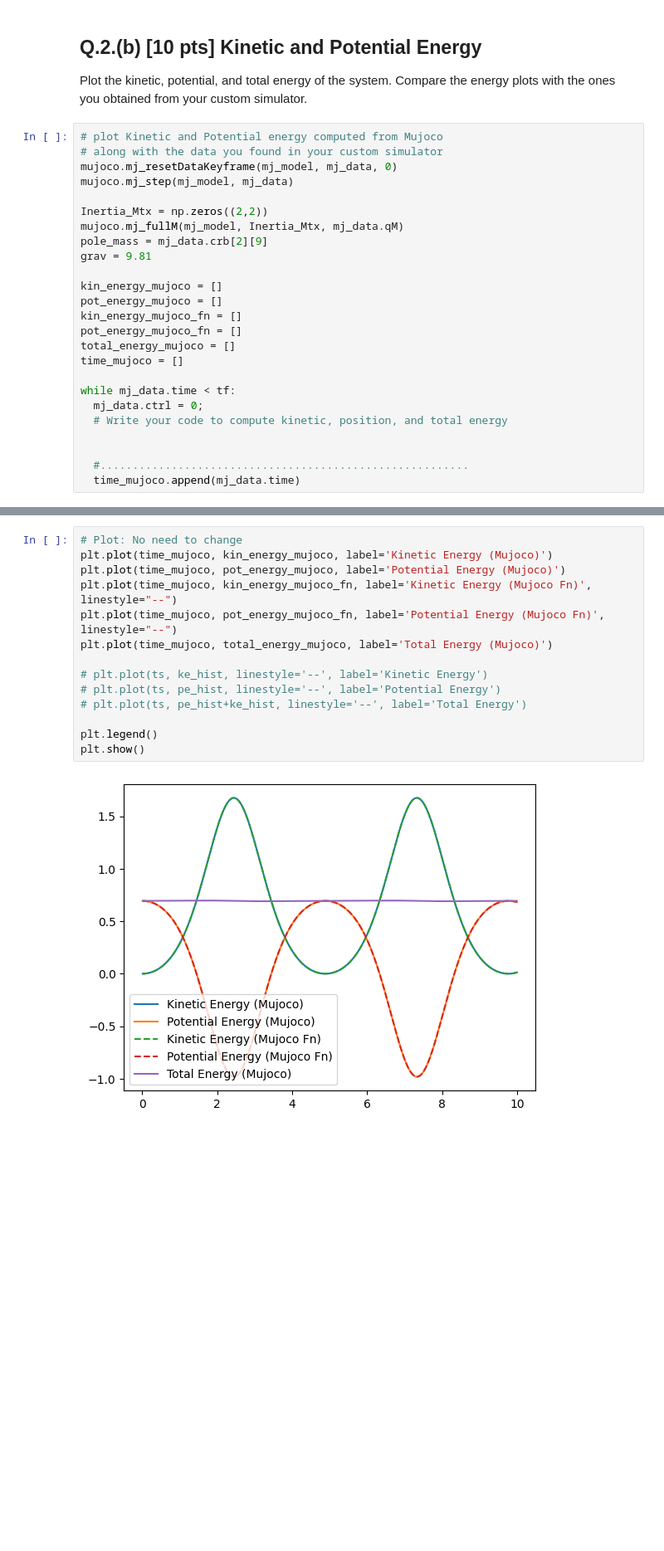
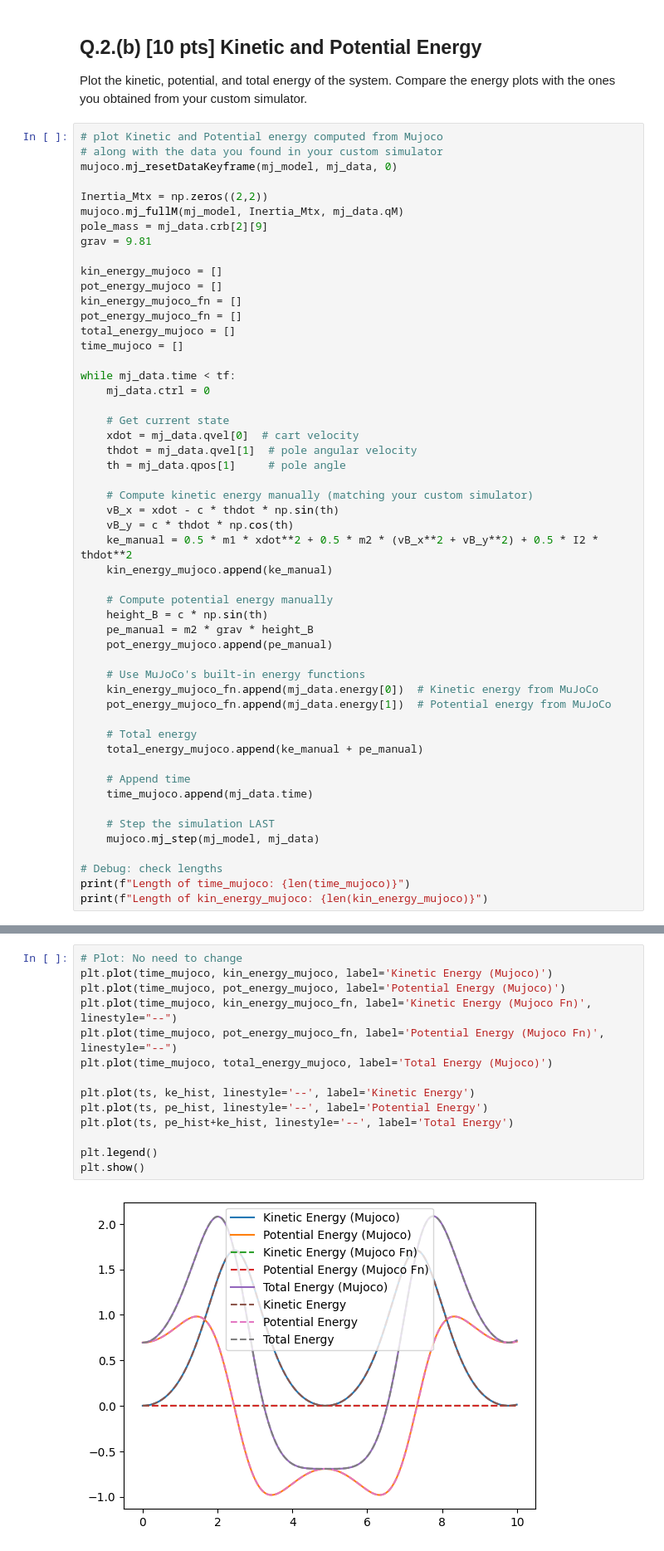
Before and after one commit to Shrinidhiimani/Shrinidhiimani, a Jupyter notebook: HW5.ipynb, the cells around one changed output, grey strips where cells are left out. Shown at 83% size. Cells and saved outputs as stored; diff of their text form; blank space fills up the shorter version.

```diff
--- a/HW5.ipynb
+++ b/HW5.ipynb
@@ -335,7 +408,6 @@ Compare the energy plots with the ones you obtained from your custom simulator.
 # plot Kinetic and Potential energy computed from Mujoco
 # along with the data you found in your custom simulator
 mujoco.mj_resetDataKeyframe(mj_model, mj_data, 0)
-mujoco.mj_step(mj_model, mj_data)
 
 Inertia_Mtx = np.zeros((2,2))
 mujoco.mj_fullM(mj_model, Inertia_Mtx, mj_data.qM)
@@ -350,9 +422,37 @@ total_energy_mujoco = []
 time_mujoco = []
 
 while mj_data.time < tf:
-  mj_data.ctrl = 0;
-  # Write your code to compute kinetic, position, and total energy
+    mj_data.ctrl = 0
 
+    # Get current state
+    xdot = mj_data.qvel[0]  # cart velocity
+    thdot = mj_data.qvel[1]  # pole angular velocity
+    th = mj_data.qpos[1]     # pole angle
 
-  #.........................................................
-  time_mujoco.append(mj_data.time)
+    # Compute kinetic energy manually (matching your custom simulator)
+    vB_x = xdot - c * thdot * np.sin(th)
+    vB_y = c * thdot * np.cos(th)
+    ke_manual = 0.5 * m1 * xdot**2 + 0.5 * m2 * (vB_x**2 + vB_y**2) + 0.5 * I2 * thdot**2
+    kin_energy_mujoco.append(ke_manual)
+
+    # Compute potential energy manually
+    height_B = c * np.sin(th)
+    pe_manual = m2 * grav * height_B
+    pot_energy_mujoco.append(pe_manual)
+
+    # Use MuJoCo's built-in energy functions
+    kin_energy_mujoco_fn.append(mj_data.energy[0])  # Kinetic energy from MuJoCo
+    pot_energy_mujoco_fn.append(mj_data.energy[1])  # Potential energy from MuJoCo
+
+    # Total energy
+    total_energy_mujoco.append(ke_manual + pe_manual)
+
+    # Append time
+    time_mujoco.append(mj_data.time)
+
+    # Step the simulation LAST
+    mujoco.mj_step(mj_model, mj_data)
+
+# Debug: check lengths
+print(f"Length of time_mujoco: {len(time_mujoco)}")
+print(f"Length of kin_energy_mujoco: {len(kin_energy_mujoco)}")
@@ -359,19 +462,19 @@ while mj_data.time < tf:
 # %%
 # Plot: No need to change
 plt.plot(time_mujoco, kin_energy_mujoco, label='Kinetic Energy (Mujoco)')
 plt.plot(time_mujoco, pot_energy_mujoco, label='Potential Energy (Mujoco)')
 plt.plot(time_mujoco, kin_energy_mujoco_fn, label='Kinetic Energy (Mujoco Fn)', linestyle="--")
 plt.plot(time_mujoco, pot_energy_mujoco_fn, label='Potential Energy (Mujoco Fn)', linestyle="--")
 plt.plot(time_mujoco, total_energy_mujoco, label='Total Energy (Mujoco)')
 
-# plt.plot(ts, ke_hist, linestyle='--', label='Kinetic Energy')
-# plt.plot(ts, pe_hist, linestyle='--', label='Potential Energy')
-# plt.plot(ts, pe_hist+ke_hist, linestyle='--', label='Total Energy')
+plt.plot(ts, ke_hist, linestyle='--', label='Kinetic Energy')
+plt.plot(ts, pe_hist, linestyle='--', label='Potential Energy')
+plt.plot(ts, pe_hist+ke_hist, linestyle='--', label='Total Energy')
 
 plt.legend()
 plt.show()
 # %% [output]
-[figure, old version]
+[figure, new version]
 # %% [markdown]
 ## Q.2.(c) [10 pts] Trajectory comparison
 
```
Also changed, not shown: parts of 10 cells of this notebook.
